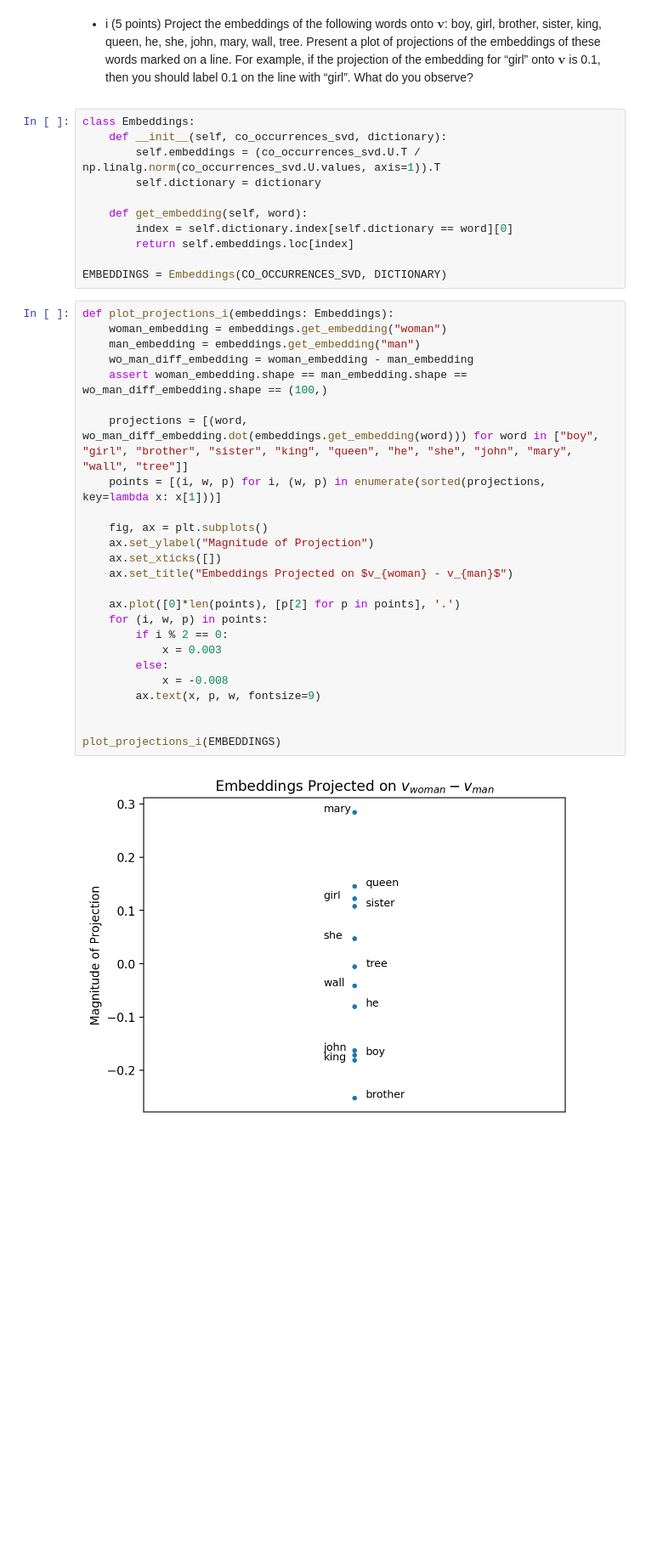
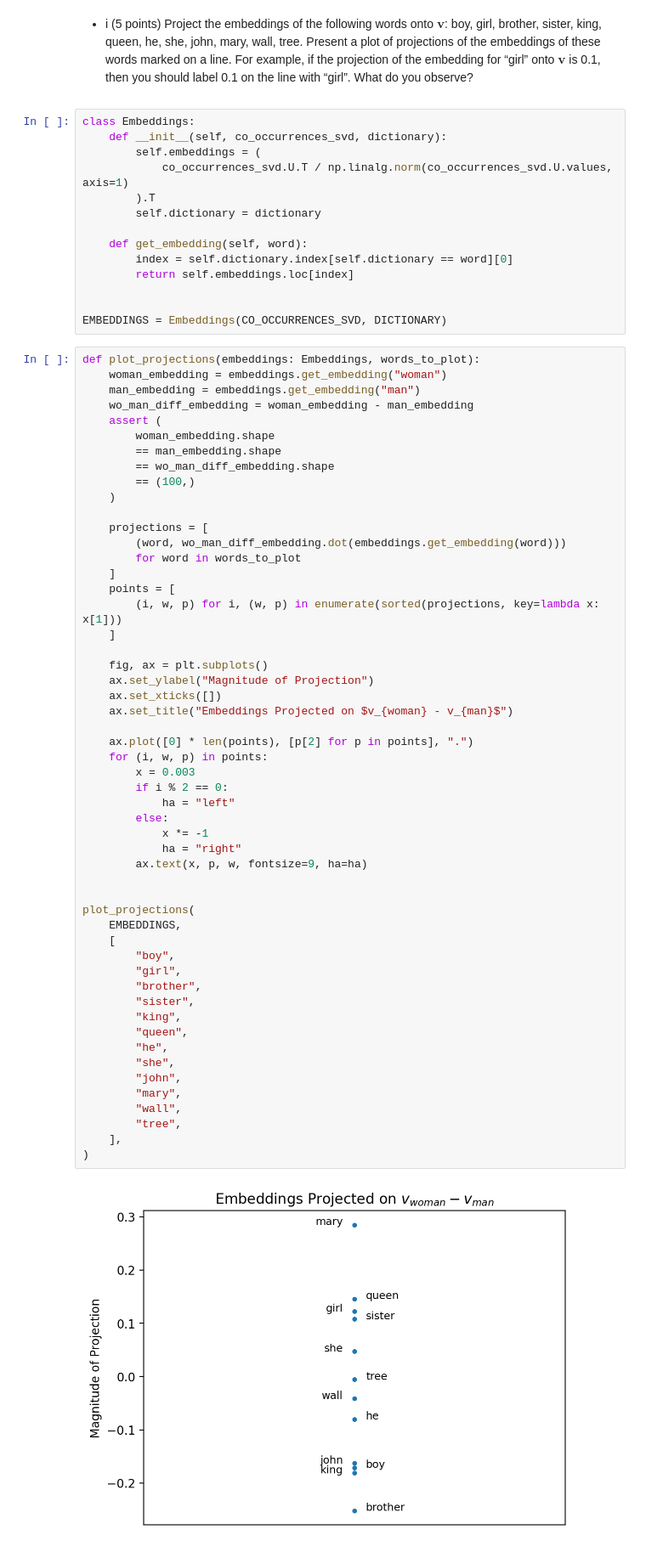
Before and after one commit to garfieldnate/Stanford-CS-168_Modern_Algorithmic_Toolbox, a Jupyter notebook: cs168/notebooks/mini_project_5.ipynb, the cells around one changed output. Shown at 85% size. Saved outputs shown, nothing was run; the diff lists cells and outputs as text; blank space fills up the shorter version.

Commit message:
Project 5: 1d finished

```diff
--- a/cs168/notebooks/mini_project_5.ipynb
+++ b/cs168/notebooks/mini_project_5.ipynb
@@ -265,41 +265,72 @@ d. Let $U$ denote the $10000×100$ matrix corresponding to the top 100 singular
 # %%
 class Embeddings:
     def __init__(self, co_occurrences_svd, dictionary):
-        self.embeddings = (co_occurrences_svd.U.T / np.linalg.norm(co_occurrences_svd.U.values, axis=1)).T
+        self.embeddings = (
+            co_occurrences_svd.U.T / np.linalg.norm(co_occurrences_svd.U.values, axis=1)
+        ).T
         self.dictionary = dictionary
 
     def get_embedding(self, word):
         index = self.dictionary.index[self.dictionary == word][0]
         return self.embeddings.loc[index]
 
+
 EMBEDDINGS = Embeddings(CO_OCCURRENCES_SVD, DICTIONARY)
 # %%
-def plot_projections_i(embeddings: Embeddings):
+def plot_projections(embeddings: Embeddings, words_to_plot):
     woman_embedding = embeddings.get_embedding("woman")
     man_embedding = embeddings.get_embedding("man")
     wo_man_diff_embedding = woman_embedding - man_embedding
-    assert woman_embedding.shape == man_embedding.shape == wo_man_diff_embedding.shape == (100,)
+    assert (
+        woman_embedding.shape
+        == man_embedding.shape
+        == wo_man_diff_embedding.shape
+        == (100,)
+    )
 
-    projections = [(word, wo_man_diff_embedding.dot(embeddings.get_embedding(word))) for word in ["boy", "girl", "brother", "sister", "king", "queen", "he", "she", "john", "mary", "wall", "tree"]]
-    points = [(i, w, p) for i, (w, p) in enumerate(sorted(projections, key=lambda x: x[1]))]
+    projections = [
+        (word, wo_man_diff_embedding.dot(embeddings.get_embedding(word)))
+        for word in words_to_plot
+    ]
+    points = [
+        (i, w, p) for i, (w, p) in enumerate(sorted(projections, key=lambda x: x[1]))
+    ]
 
     fig, ax = plt.subplots()
     ax.set_ylabel("Magnitude of Projection")
     ax.set_xticks([])
     ax.set_title("Embeddings Projected on $v_{woman} - v_{man}$")
 
-    ax.plot([0]*len(points), [p[2] for p in points], '.')
+    ax.plot([0] * len(points), [p[2] for p in points], ".")
     for (i, w, p) in points:
+        x = 0.003
         if i % 2 == 0:
-            x = 0.003
+            ha = "left"
         else:
-            x = -0.008
-        ax.text(x, p, w, fontsize=9)
+            x *= -1
+            ha = "right"
+        ax.text(x, p, w, fontsize=9, ha=ha)
 
 
-plot_projections_i(EMBEDDINGS)
+plot_projections(
+    EMBEDDINGS,
+    [
+        "boy",
+        "girl",
+        "brother",
+        "sister",
+        "king",
+        "queen",
+        "he",
+        "she",
+        "john",
+        "mary",
+        "wall",
+        "tree",
+    ],
+)
 # %% [output]
-[figure, old version]
+[figure, new version]
 # %% [markdown]
 <div class="custom-assignment-text">
 
```
Also changed, not shown: parts of 5 cells of this notebook.
